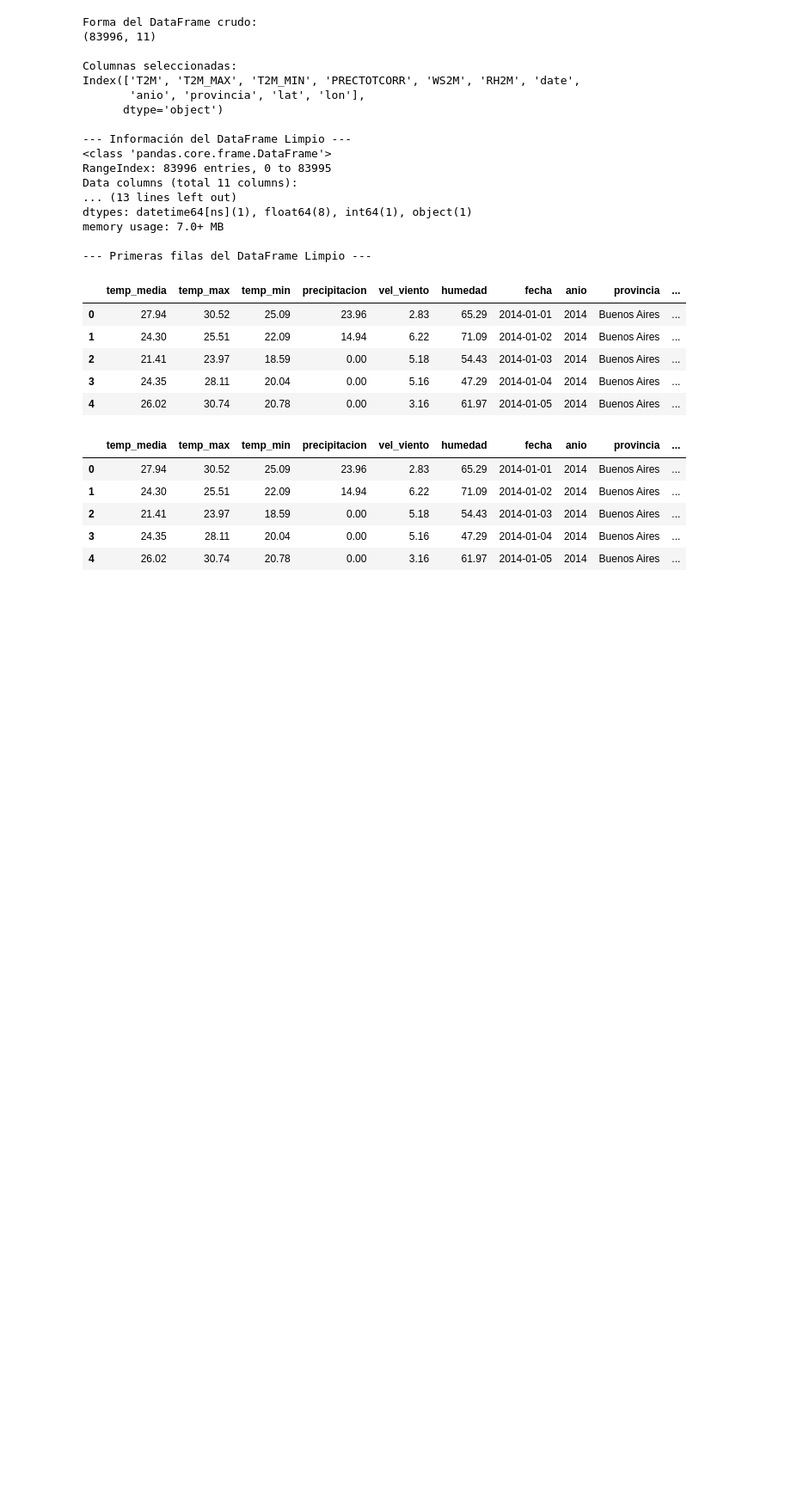
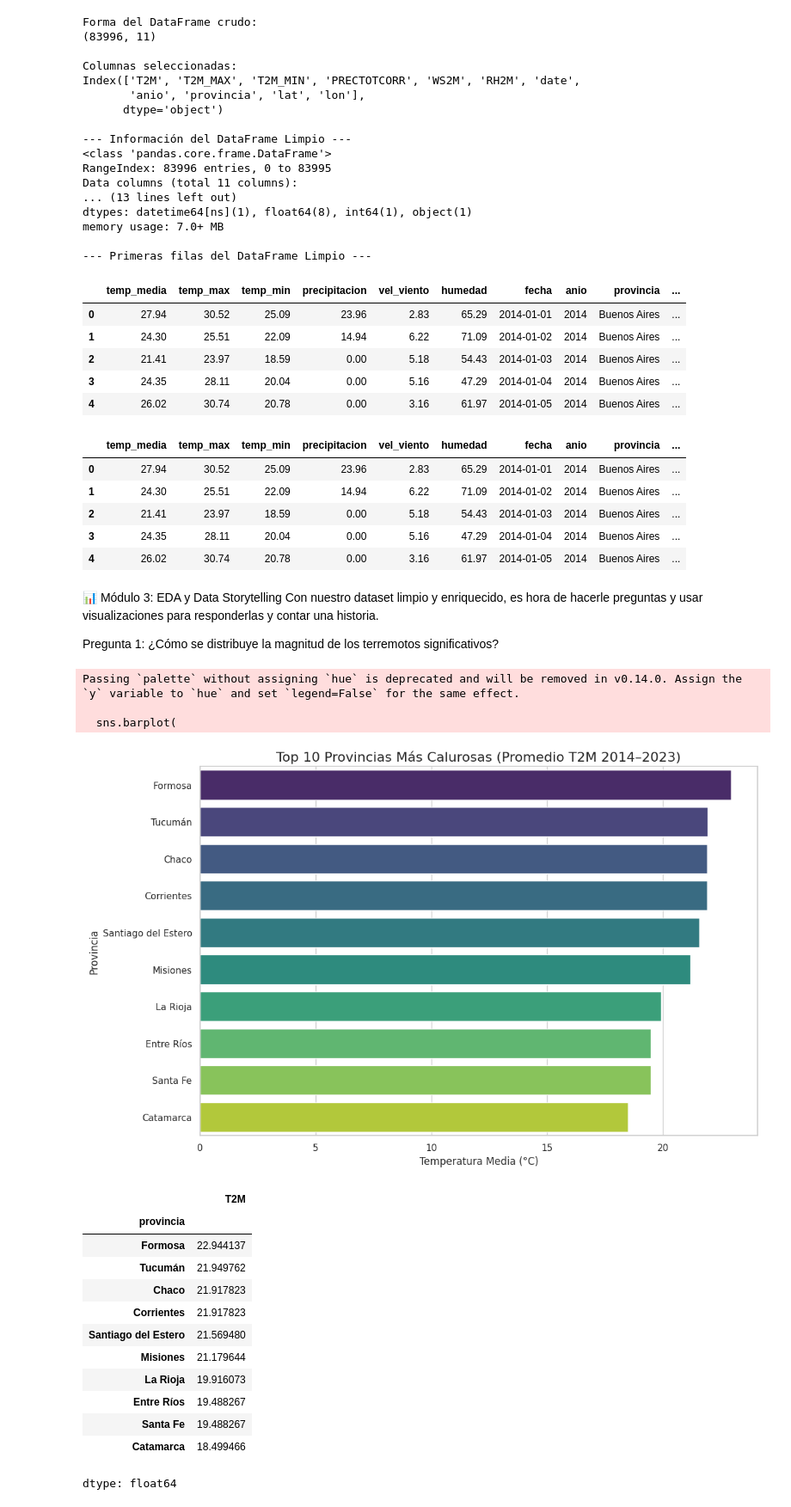
Before and after one commit to IvanSerem/ds2-proyecto-agricola, a Jupyter notebook: DataScienceII.ipynb, the cells around one changed output. Shown at 86% size. Cells and saved outputs as stored; diff of their text form; code cells hidden in the pictures; blank space fills up the shorter version.

```diff
--- a/DataScienceII.ipynb
+++ b/DataScienceII.ipynb
@@ -309,3 +332,57 @@ df_clima_limpio.head()
 | 2 | 21.41 | 23.97 | 18.59 | 0.00 | 5.18 | 54.43 | 2014-01-03 | 2014 | Buenos Aires | ... |
 | 3 | 24.35 | 28.11 | 20.04 | 0.00 | 5.16 | 47.29 | 2014-01-04 | 2014 | Buenos Aires | ... |
 | 4 | 26.02 | 30.74 | 20.78 | 0.00 | 3.16 | 61.97 | 2014-01-05 | 2014 | Buenos Aires | ... |
+# %% [markdown]
+📊 Módulo 3: EDA y Data Storytelling
+Con nuestro dataset limpio y enriquecido, es hora de hacerle preguntas y usar visualizaciones para responderlas y contar una historia.
+
+Pregunta 1: ¿Cómo se distribuye la magnitud de los terremotos significativos?
+# %%
+# ==============================
+# TOP 10 PROVINCIAS MÁS CALUROSAS
+# ==============================
+
+# 1️⃣ Calculamos la temperatura promedio por provincia
+top_10_calor = (
+    df_clima_crudo
+    .groupby("provincia")["T2M"]
+    .mean()
+    .sort_values(ascending=False)
+    .head(10)
+)
+
+# 2️⃣ Visualización
+plt.figure(figsize=(12, 8))
+
+sns.barplot(
+    y=top_10_calor.index,
+    x=top_10_calor.values,
+    palette="viridis"
+)
+
+plt.title("Top 10 Provincias Más Calurosas (Promedio T2M 2014–2023)", fontsize=16)
+plt.xlabel("Temperatura Media (°C)", fontsize=12)
+plt.ylabel("Provincia", fontsize=12)
+
+plt.show()
+
+# 3️⃣ Mostrar valores numéricos
+display(top_10_calor)
+# %% [output]
+Passing `palette` without assigning `hue` is deprecated and will be removed in v0.14.0. Assign the `y` variable to `hue` and set `legend=False` for the same effect.
+
+  sns.barplot(
+[figure, added]
+|  | T2M |
+| provincia |  |
+| Formosa | 22.944137 |
+| Tucumán | 21.949762 |
+| Chaco | 21.917823 |
+| Corrientes | 21.917823 |
+| Santiago del Estero | 21.569480 |
+| Misiones | 21.179644 |
+| La Rioja | 19.916073 |
+| Entre Ríos | 19.488267 |
+| Santa Fe | 19.488267 |
+| Catamarca | 18.499466 |
+dtype: float64
```
Also changed, not shown: parts of 19 cells of this notebook.
